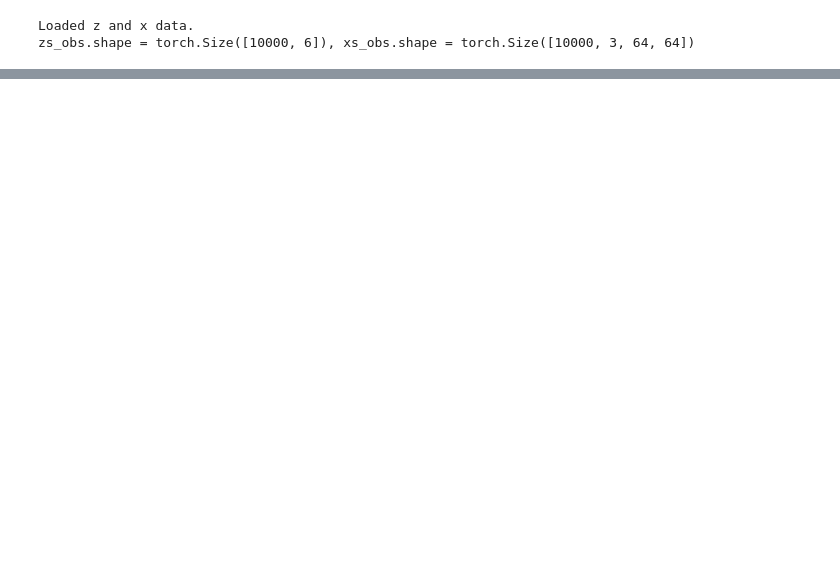
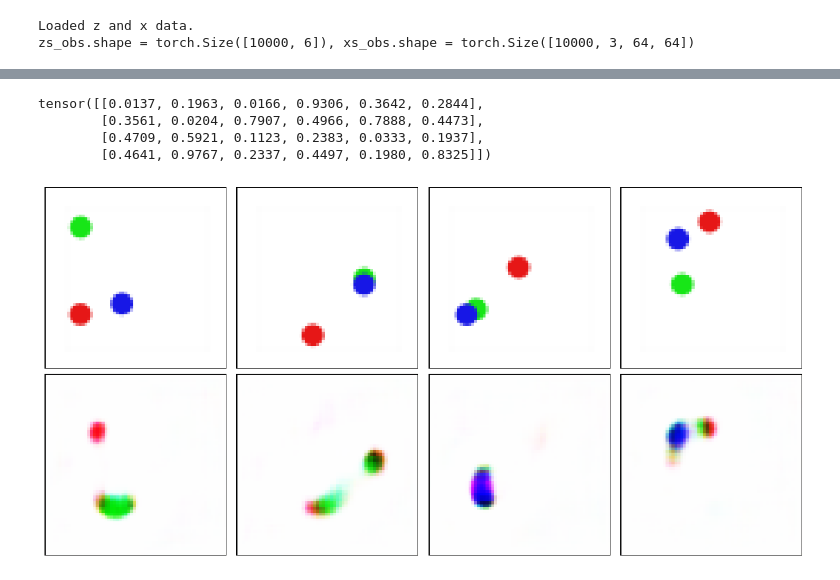
Before and after one commit to acarturk-e/score-based-crl, a Jupyter notebook: GSCALE-I-images/analysis_images.ipynb, the cells around one changed output, grey strips where cells are left out. Drawn from its saved outputs; the diff is of its cells as text; code cells hidden in the pictures; blank space fills up the shorter version.

```diff
--- a/GSCALE-I-images/analysis_images.ipynb
+++ b/GSCALE-I-images/analysis_images.ipynb
@@ -85,3 +137,47 @@ See tensor(6256) for overlap
+# %%
+idxs = torch.randint(0, 1000, (4,))
+
+zs_idxs = zs_obs[idxs]
+xs_idxs = xs_obs[idxs]
+zhats_idxs = encoder(xs_idxs)
+xhats_idxs = decoder(zhats_idxs)
+
+import matplotlib.pyplot as plt
+from matplotlib.patches import Rectangle
+
+# Function to add a border around the image
+def add_border(ax, color='black', lw=2):
+    rect = Rectangle((0, 0), 1, 1, transform=ax.transAxes,
+                     color=color, fill=False, lw=lw)
+    ax.add_patch(rect)
+
+
+fig, axs = plt.subplots(2, 4, figsize=(12, 6))
+
+# Ground truth images
+i = 0
+for j in range(4):
+    axs[i, j].imshow(xs_idxs[j].detach().cpu().moveaxis(-3, -1).numpy())
+    axs[i, j].axis('off')
+    add_border(axs[i, j])
+
+# Recovered images
+i = 1
+for j in range(4):
+    axs[i, j].imshow(xhats_idxs[j].detach().cpu().moveaxis(-3, -1).numpy())
+    axs[i, j].axis('off')
+    add_border(axs[i, j])
+
+fig.tight_layout()
+fig.savefig(os.path.join(data_dir, "image_reconstr_full_samples.png"))
+
+display(zs_idxs)
+# %% [output]
+tensor([[0.0137, 0.1963, 0.0166, 0.9306, 0.3642, 0.2844],
+        [0.3561, 0.0204, 0.7907, 0.4966, 0.7888, 0.4473],
+        [0.4709, 0.5921, 0.1123, 0.2383, 0.0333, 0.1937],
+        [0.4641, 0.9767, 0.2337, 0.4497, 0.1980, 0.8325]])
+[figure, added]
 # %%
 idx = torch.randint(0, zs_obs.shape[0], ())
 idx
```
Also changed, not shown: parts of 13 cells of this notebook, 15 other files.
